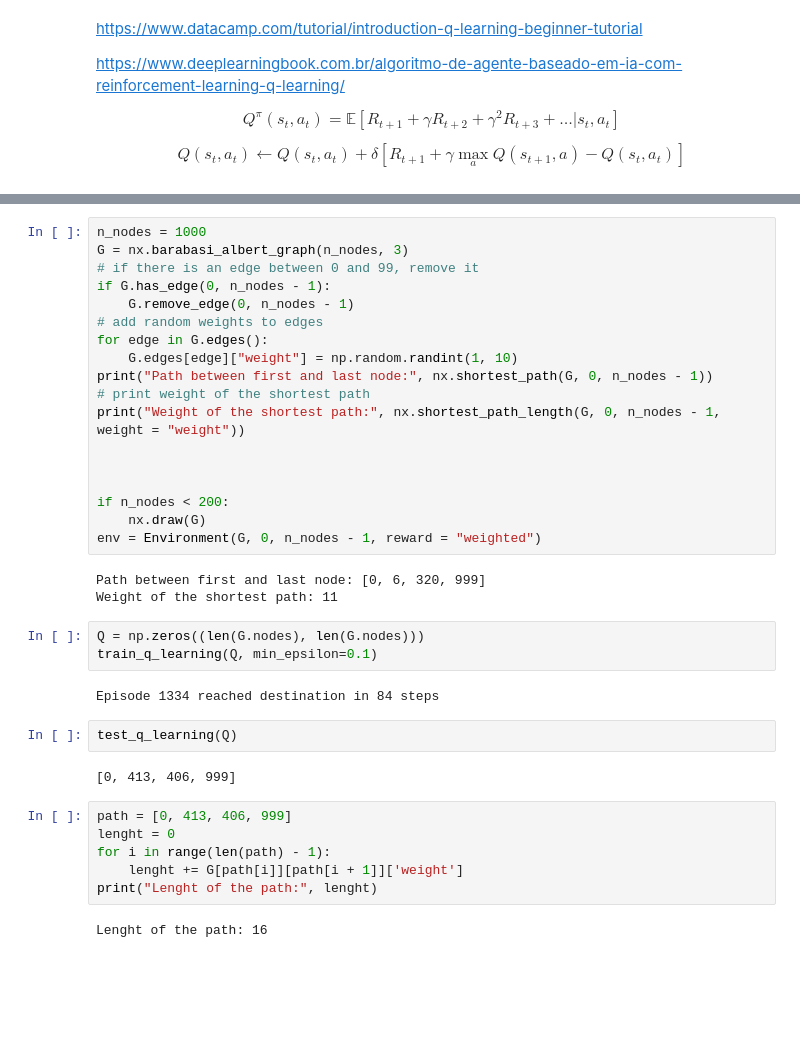
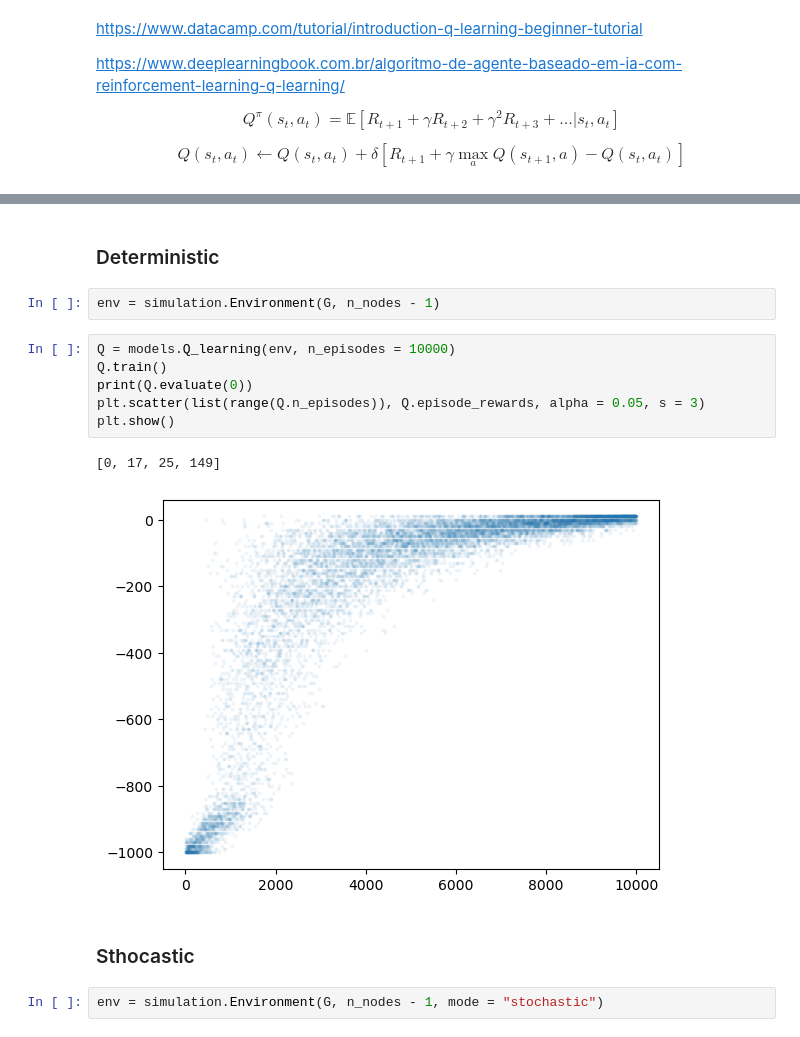
Before and after one commit to vivirodrigues/RL_Routing, a Jupyter notebook: learning_algorithms.ipynb, the cells around one changed output, grey strips where cells are left out. Cells and saved outputs as stored; diff of their text form; blank space fills up the shorter version.

```diff
--- a/learning_algorithms.ipynb
+++ b/learning_algorithms.ipynb
@@ -146,38 +79,17 @@ def test_q_learning(Q):
-# %%
-n_nodes = 1000
-G = nx.barabasi_albert_graph(n_nodes, 3)
-# if there is an edge between 0 and 99, remove it
-if G.has_edge(0, n_nodes - 1):
-    G.remove_edge(0, n_nodes - 1)
-# add random weights to edges
-for edge in G.edges():
-    G.edges[edge]["weight"] = np.random.randint(1, 10)
-print("Path between first and last node:", nx.shortest_path(G, 0, n_nodes - 1))
-# print weight of the shortest path
-print("Weight of the shortest path:", nx.shortest_path_length(G, 0, n_nodes - 1, weight = "weight"))
-
-
-
-if n_nodes < 200:
-    nx.draw(G)
-env = Environment(G, 0, n_nodes - 1, reward = "weighted")
-# %% [output]
-Path between first and last node: [0, 6, 320, 999]
-Weight of the shortest path: 11
-# %%
-Q = np.zeros((len(G.nodes), len(G.nodes)))
-train_q_learning(Q, min_epsilon=0.1)
-# %% [output]
-Episode 1334 reached destination in 84 steps
-# %%
-test_q_learning(Q)
-# %% [output]
-[0, 413, 406, 999]
-# %%
-path = [0, 413, 406, 999]
-lenght = 0
-for i in range(len(path) - 1):
-    lenght += G[path[i]][path[i + 1]]['weight']
-print("Lenght of the path:", lenght)
-# %% [output]
-Lenght of the path: 16
+# %% [markdown]
+### Deterministic
+# %%
+env = simulation.Environment(G, n_nodes - 1)
+# %%
+Q = models.Q_learning(env, n_episodes = 10000)
+Q.train()
+print(Q.evaluate(0))
+plt.scatter(list(range(Q.n_episodes)), Q.episode_rewards, alpha = 0.05, s = 3)
+plt.show()
+# %% [output]
+[0, 17, 25, 149]
+[figure, added]
+# %% [markdown]
+### Sthocastic
+# %%
+env = simulation.Environment(G, n_nodes - 1, mode = "stochastic")
```
Also changed, not shown: parts of 9 cells of this notebook, 1 other file.
